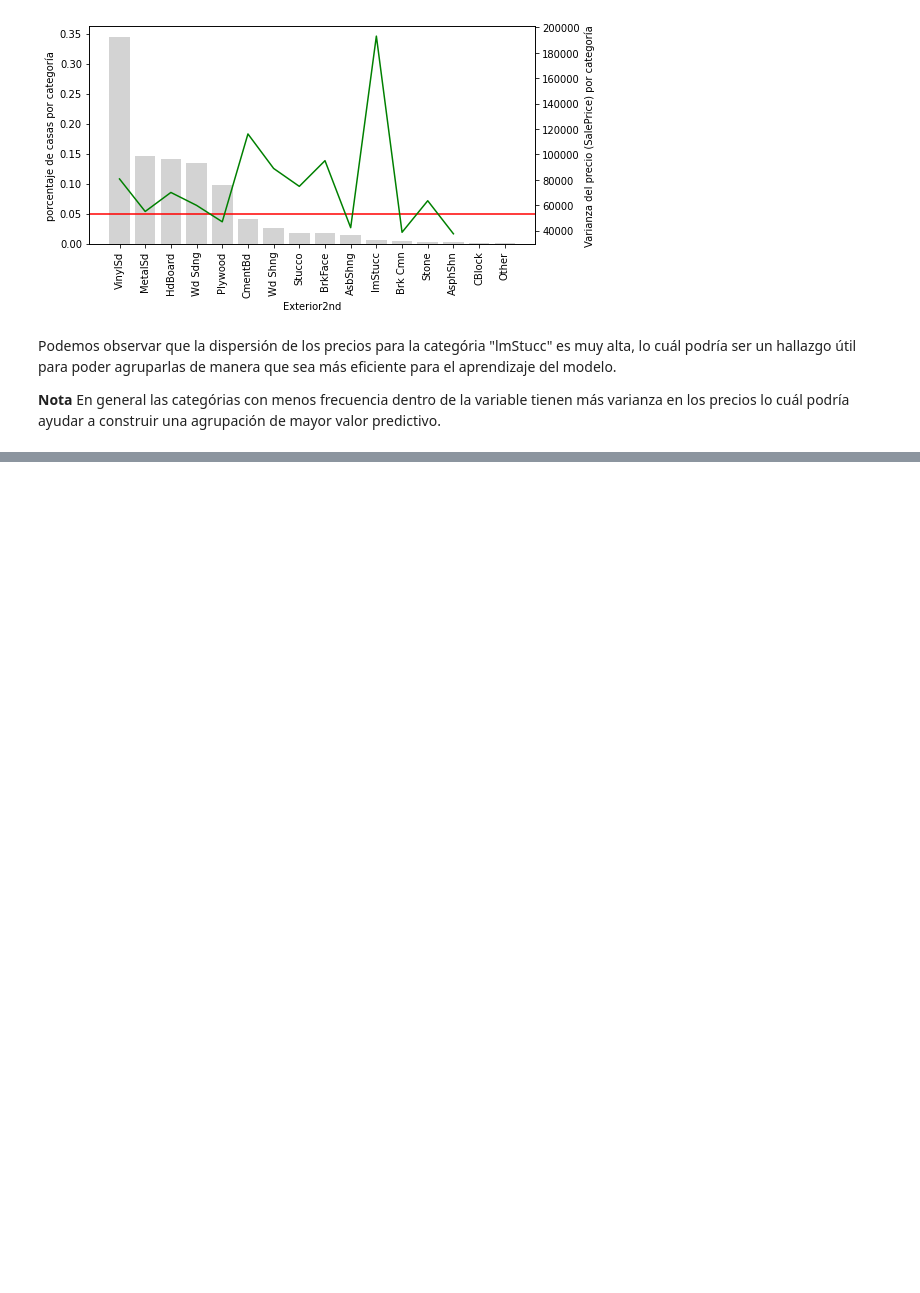
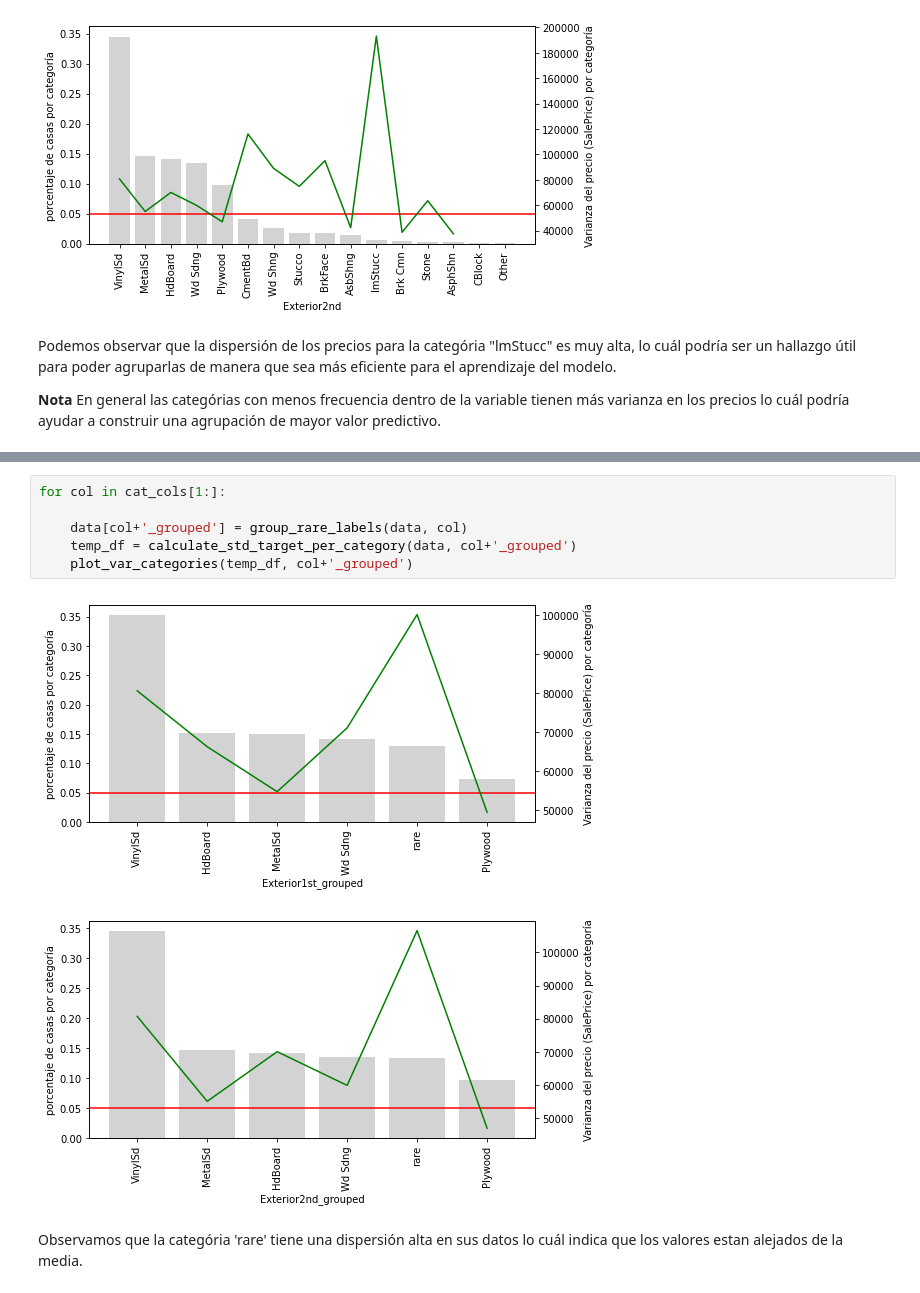
Before and after one commit to virf96/Chat-Bot, a Jupyter notebook: Tipos_de_variables.ipynb, the cells around one changed output, grey strips where cells are left out. Cells and saved outputs as stored; diff of their text form; blank space fills up the shorter version.

```diff
--- a/Tipos_de_variables.ipynb
+++ b/Tipos_de_variables.ipynb
@@ -1463,0 +1557,11 @@ Podemos observar que la dispersión de los precios para la categória "lmStucc"
+# %%
+for col in cat_cols[1:]:
+
+    data[col+'_grouped'] = group_rare_labels(data, col)
+    temp_df = calculate_std_target_per_category(data, col+'_grouped')
+    plot_var_categories(temp_df, col+'_grouped')
+# %% [output]
+[figure, added]
+[figure, added]
+# %% [markdown]
+Observamos que la categória 'rare' tiene una dispersión alta en sus datos lo cuál indica que los valores estan alejados de la media.
```
Also changed, not shown: parts of 20 cells of this notebook.
